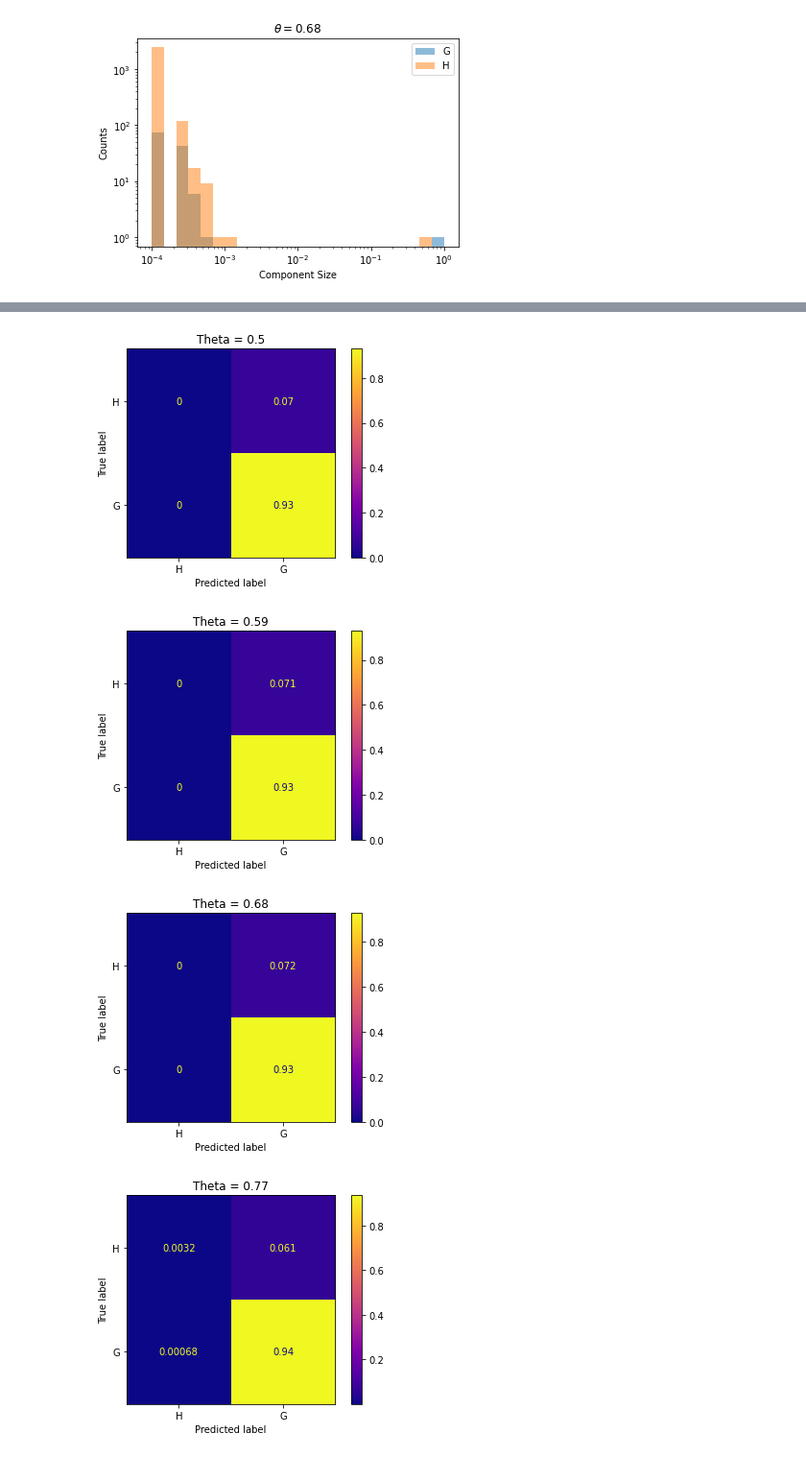
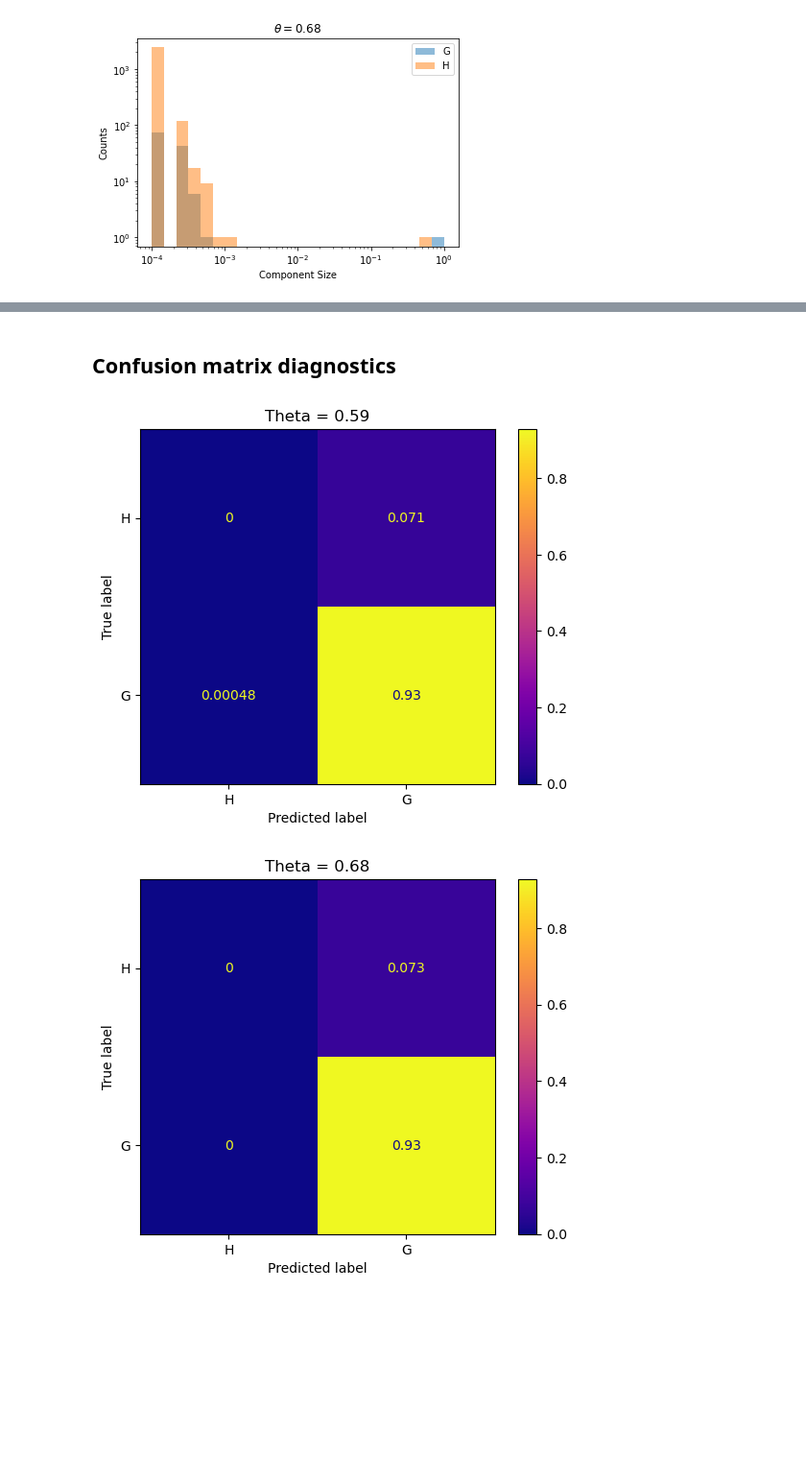
Before and after one commit to kaiser-dan/proj_naive-embedded-reconstruction, a Jupyter notebook: notebooks/ex/vector-analysis.ipynb, the cells around one changed output, grey strips where cells are left out. Shown at 96% size. Drawn from its saved outputs; the diff is of its cells as text; code cells hidden in the pictures; blank space fills up the shorter version.

```diff
--- a/notebooks/ex/vector-analysis.ipynb
+++ b/notebooks/ex/vector-analysis.ipynb
@@ -1217,13 +1219,14 @@ if not os.path.isfile("drosophila.csv"):
     for THETA in THETAS[1:]:
         df = pd.concat([df, preprocess_dataframe(SYSTEM, LAYERS, THETA, REP)])
 
+    df.index = range(len((df)))
     df.to_csv("drosophila.csv")
 else:
     df = pd.read_csv("drosophila.csv")
 # %%
 model_outputs = {}
 for theta in THETAS:
-    df_ = df.query("theta == @theta")
+    df_ = df.query("theta == @theta").query("distance_G > 1 & distance_H > 1")
     df_train = df_.query("tts == 'Train'")
     df_test = df_.query("tts == 'Test'")
 
@@ -1233,10 +1236,10 @@ for theta in THETAS:
     X_train = df_train["feature_c"].to_numpy().reshape(-1,1)
     X_test = df_test["feature_c"].to_numpy().reshape(-1,1)
 
-    model = LogisticRegression(solver="newton-cholesky")  #, class_weight="balanced")
+    model = LogisticRegression(solver="newton-cholesky", penalty=None, max_iter=10000) #, class_weight="balanced")
     model.fit(X_train, Y_train)
 
     scores = model.predict_proba(X_test)[:, 1]
     predictions = model.predict(X_test)
 
-    model_outputs[theta] = (scores, predictions, Y_test)
+    model_outputs[theta] = (scores, predictions, Y_test, model.intercept_, model.coef_)
@@ -1267,11 +1292,11 @@ plt.vlines(0.64, 0, 1, linestyles="--", color="gray")
+# %% [markdown]
+## Confusion matrix diagnostics
 # %%
 for theta, confusion in confusions.items():
-    if 0.5 <= theta <= 0.8:
+    if 0.5 < theta < 0.7:
         disp = ConfusionMatrixDisplay(confusion, display_labels=["H", "G"])
         disp.plot(cmap="plasma")
         plt.title(f"Theta = {theta}")
 # %% [output]
-[figure, old version]
+[figure, new version]
-[figure, old version]
+[figure, new version]
-[figure, removed]
-[figure, removed]
```
Also changed, not shown: parts of 22 cells of this notebook, 4 other files.
